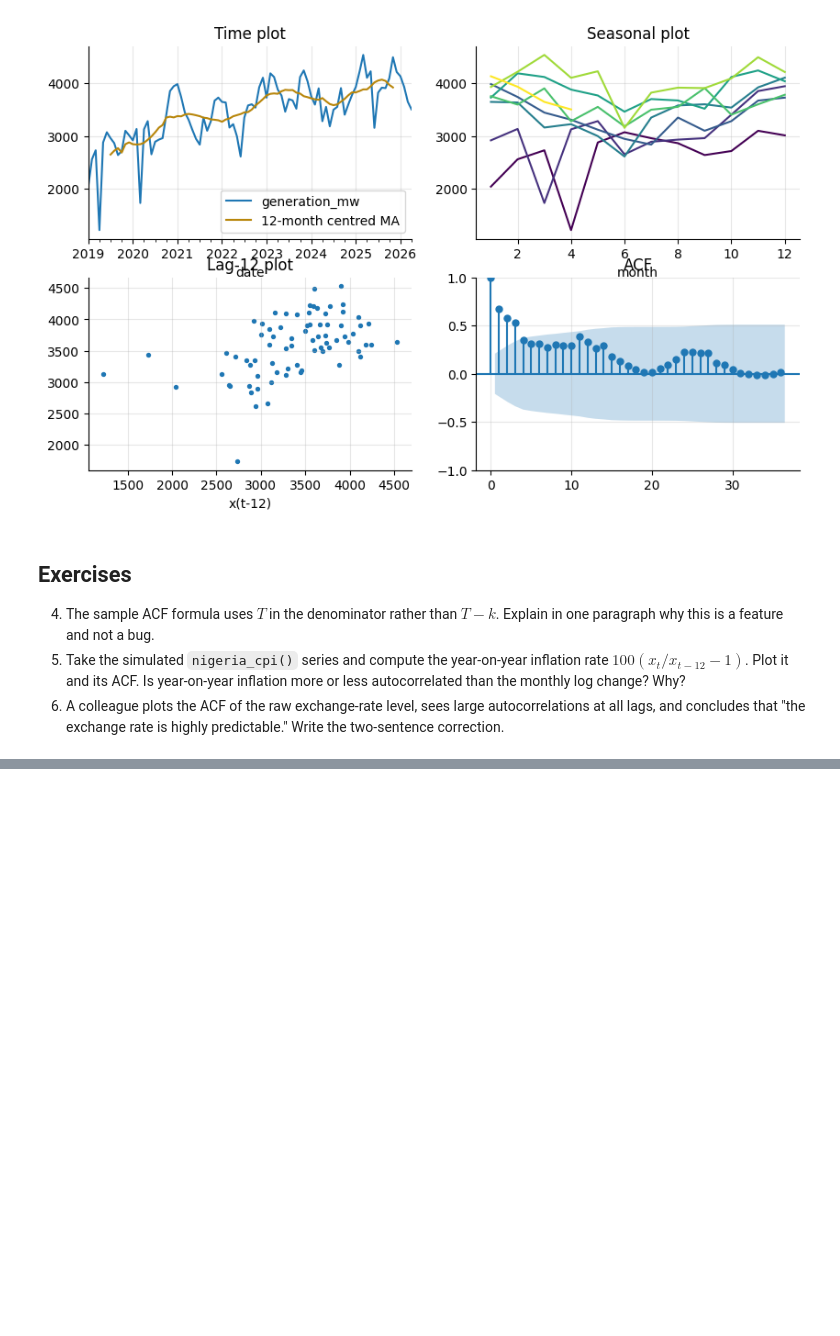
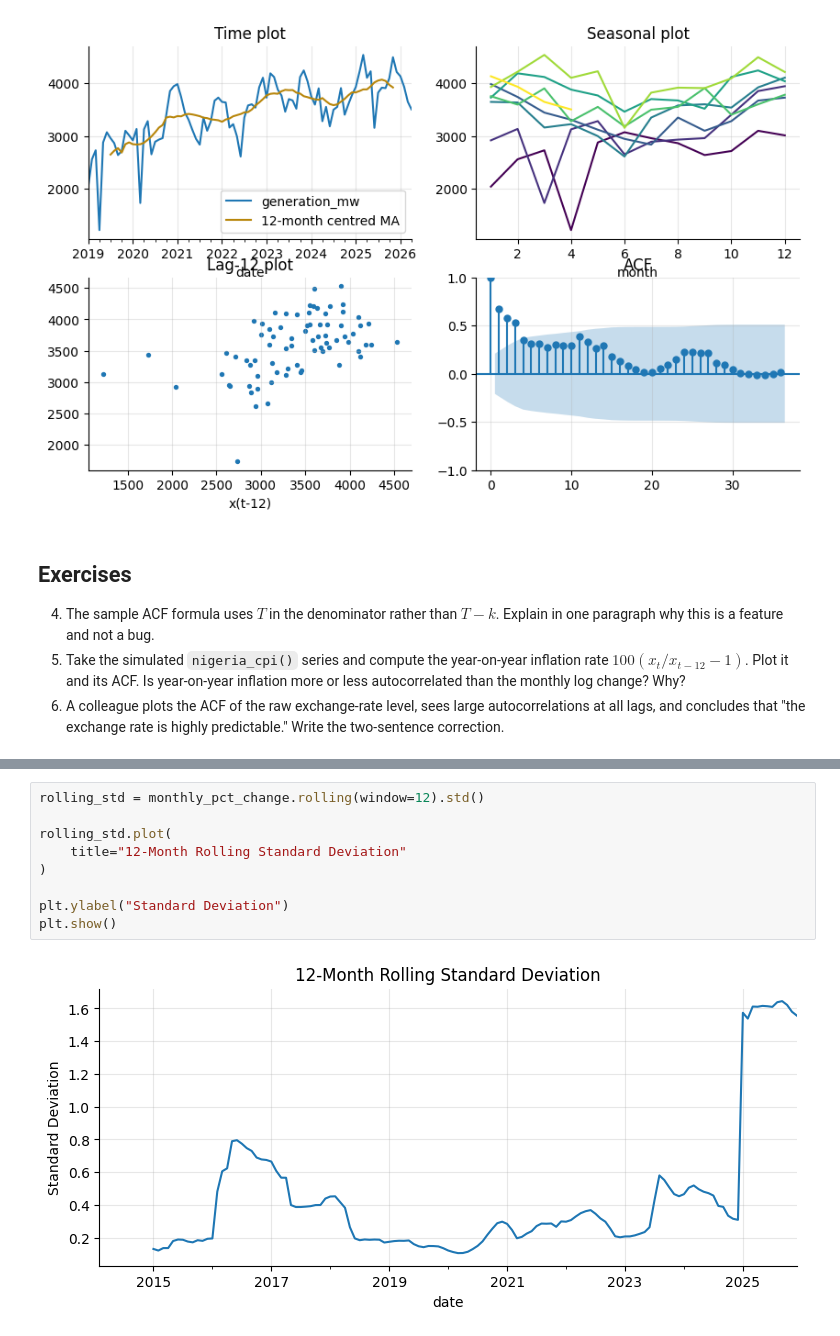
Before and after one commit to Teenold/AgentEmd, a Jupyter notebook: notebooks/lab02_visualisation_and_autocorrelation.ipynb, the cells around one changed output, grey strips where cells are left out. Drawn from its saved outputs; the diff is of its cells as text; blank space fills up the shorter version.

```diff
--- a/notebooks/lab02_visualisation_and_autocorrelation.ipynb
+++ b/notebooks/lab02_visualisation_and_autocorrelation.ipynb
@@ -274,0 +360,11 @@ _caption = 'A standard four-panel first look.'
+# %%
+rolling_std = monthly_pct_change.rolling(window=12).std()
+
+rolling_std.plot(
+    title="12-Month Rolling Standard Deviation"
+)
+
+plt.ylabel("Standard Deviation")
+plt.show()
+# %% [output]
+[figure, added]
```
Also changed, not shown: parts of 9 cells of this notebook.
